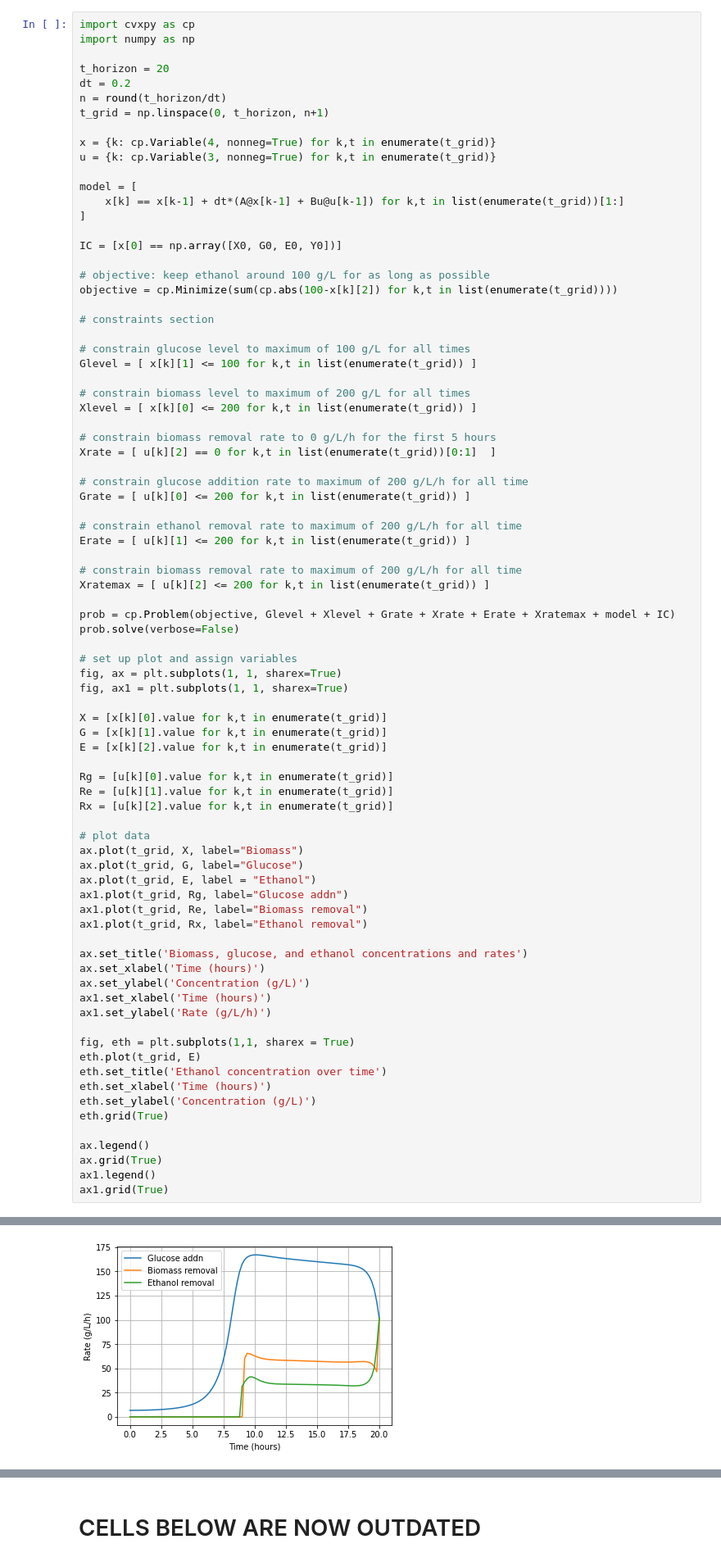
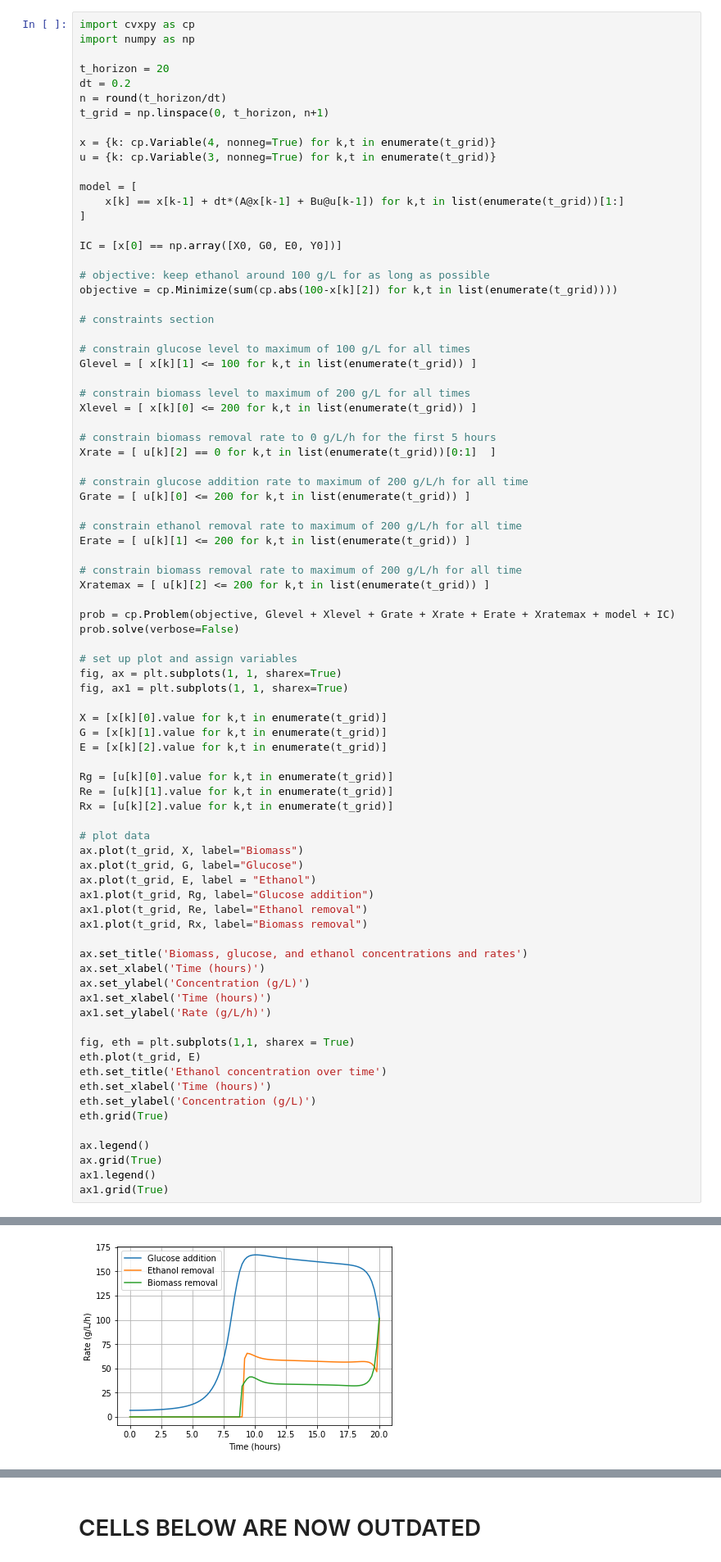
Before and after one commit to ANTIUS88/process-control, a Jupyter notebook: Model Final Project v3.ipynb, the cells around one changed output, grey strips where cells are left out. Shown at 82% size. Saved outputs shown, nothing was run; the diff lists cells and outputs as text.

```diff
--- a/Model Final Project v3.ipynb
+++ b/Model Final Project v3.ipynb
@@ -501,37 +501,37 @@ G = [x[k][1].value for k,t in enumerate(t_grid)]
 E = [x[k][2].value for k,t in enumerate(t_grid)]
 
 Rg = [u[k][0].value for k,t in enumerate(t_grid)]
 Re = [u[k][1].value for k,t in enumerate(t_grid)]
 Rx = [u[k][2].value for k,t in enumerate(t_grid)]
 
 # plot data
 ax.plot(t_grid, X, label="Biomass")
 ax.plot(t_grid, G, label="Glucose")
 ax.plot(t_grid, E, label = "Ethanol")
-ax1.plot(t_grid, Rg, label="Glucose addn")
-ax1.plot(t_grid, Re, label="Biomass removal")
-ax1.plot(t_grid, Rx, label="Ethanol removal")
+ax1.plot(t_grid, Rg, label="Glucose addition")
+ax1.plot(t_grid, Re, label="Ethanol removal")
+ax1.plot(t_grid, Rx, label="Biomass removal")
 
 ax.set_title('Biomass, glucose, and ethanol concentrations and rates')
 ax.set_xlabel('Time (hours)')
 ax.set_ylabel('Concentration (g/L)')
 ax1.set_xlabel('Time (hours)')
 ax1.set_ylabel('Rate (g/L/h)')
 
 fig, eth = plt.subplots(1,1, sharex = True)
 eth.plot(t_grid, E)
 eth.set_title('Ethanol concentration over time')
 eth.set_xlabel('Time (hours)')
 eth.set_ylabel('Concentration (g/L)')
 eth.grid(True)
 
 ax.legend()
 ax.grid(True)
 ax1.legend()
 ax1.grid(True)
 # %% [output]
 [figure]
-[figure, old version]
+[figure, new version]
 [figure]
 # %%
 # define different A for special cases
```
Also changed, not shown: parts of 2 cells of this notebook.
